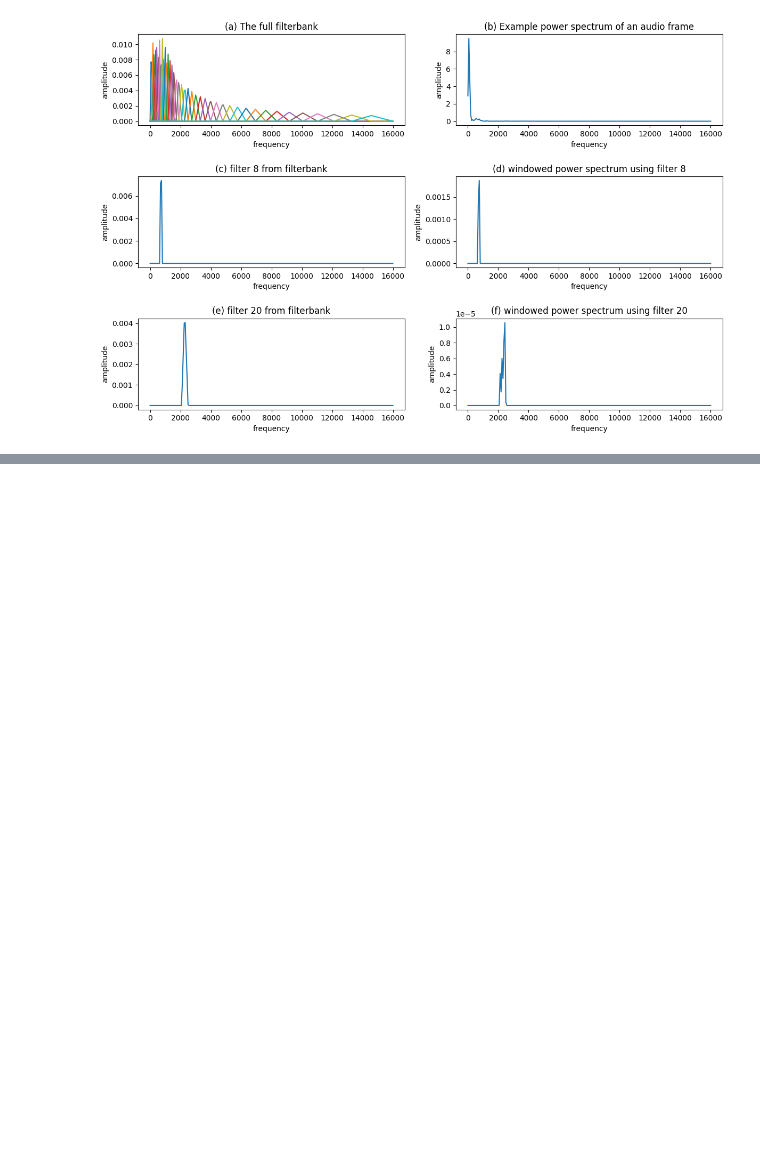
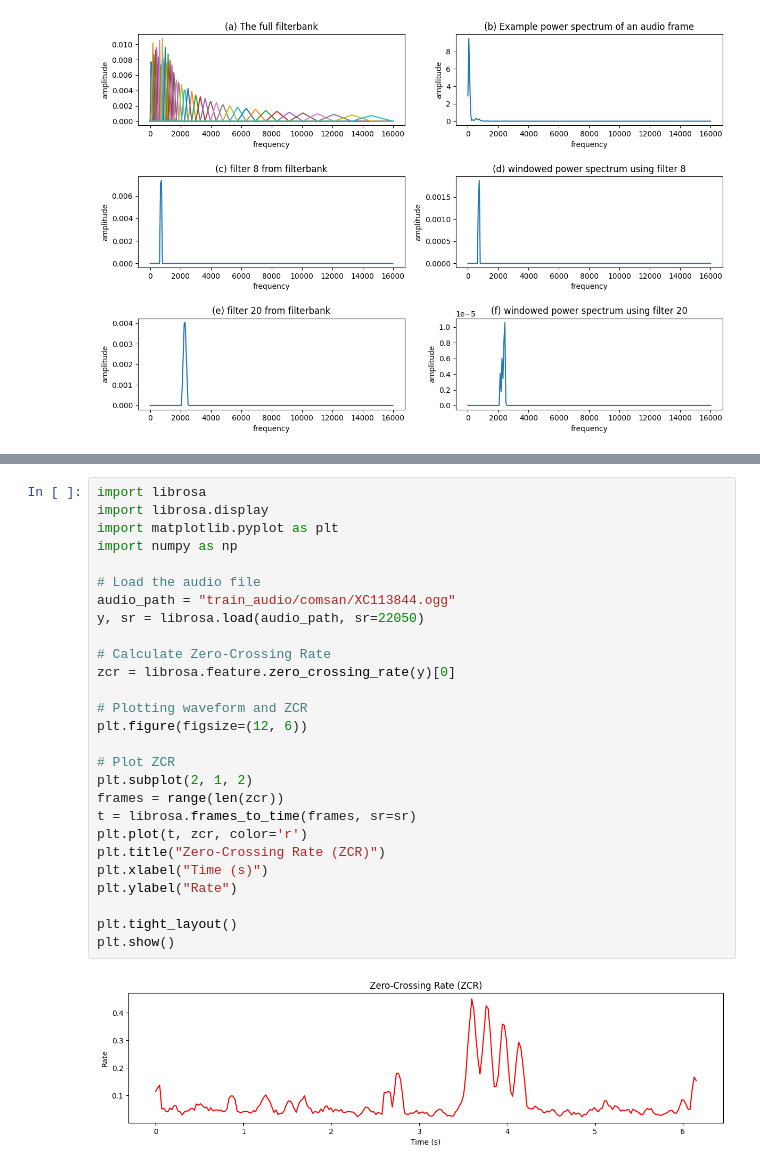
Before and after one commit to Techworld108/bird-sounds-species-classify-DL, a Jupyter notebook: feature-extraction.ipynb, the cells around one changed output, grey strips where cells are left out. Drawn from its saved outputs; the diff is of its cells as text; blank space fills up the shorter version.

```diff
--- a/feature-extraction.ipynb
+++ b/feature-extraction.ipynb
@@ -168,0 +289,29 @@ plt.show()
+# %%
+import librosa
+import librosa.display
+import matplotlib.pyplot as plt
+import numpy as np
+
+# Load the audio file
+audio_path = "train_audio/comsan/XC113844.ogg"
+y, sr = librosa.load(audio_path, sr=22050)
+
+# Calculate Zero-Crossing Rate
+zcr = librosa.feature.zero_crossing_rate(y)[0]
+
+# Plotting waveform and ZCR
+plt.figure(figsize=(12, 6))
+
+# Plot ZCR
+plt.subplot(2, 1, 2)
+frames = range(len(zcr))
+t = librosa.frames_to_time(frames, sr=sr)
+plt.plot(t, zcr, color='r')
+plt.title("Zero-Crossing Rate (ZCR)")
+plt.xlabel("Time (s)")
+plt.ylabel("Rate")
+
+plt.tight_layout()
+plt.show()
+# %% [output]
+[figure, added]
```
Also changed, not shown: parts of 6 cells of this notebook.
